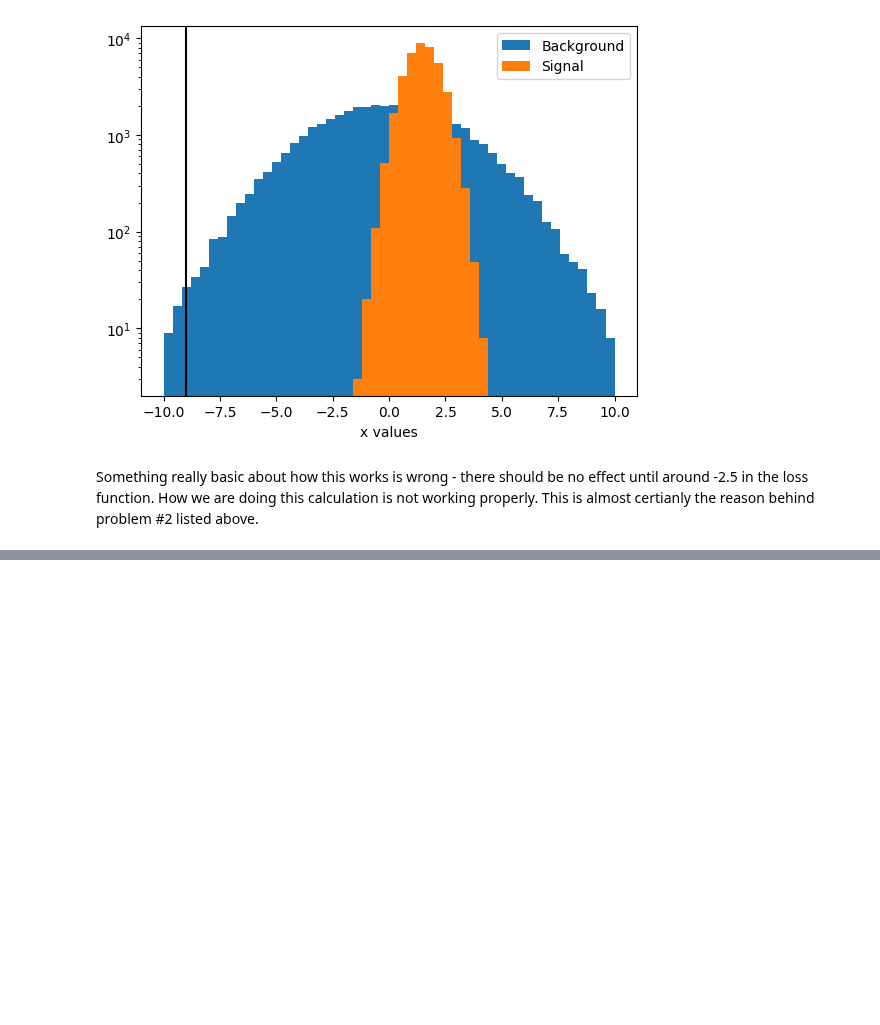
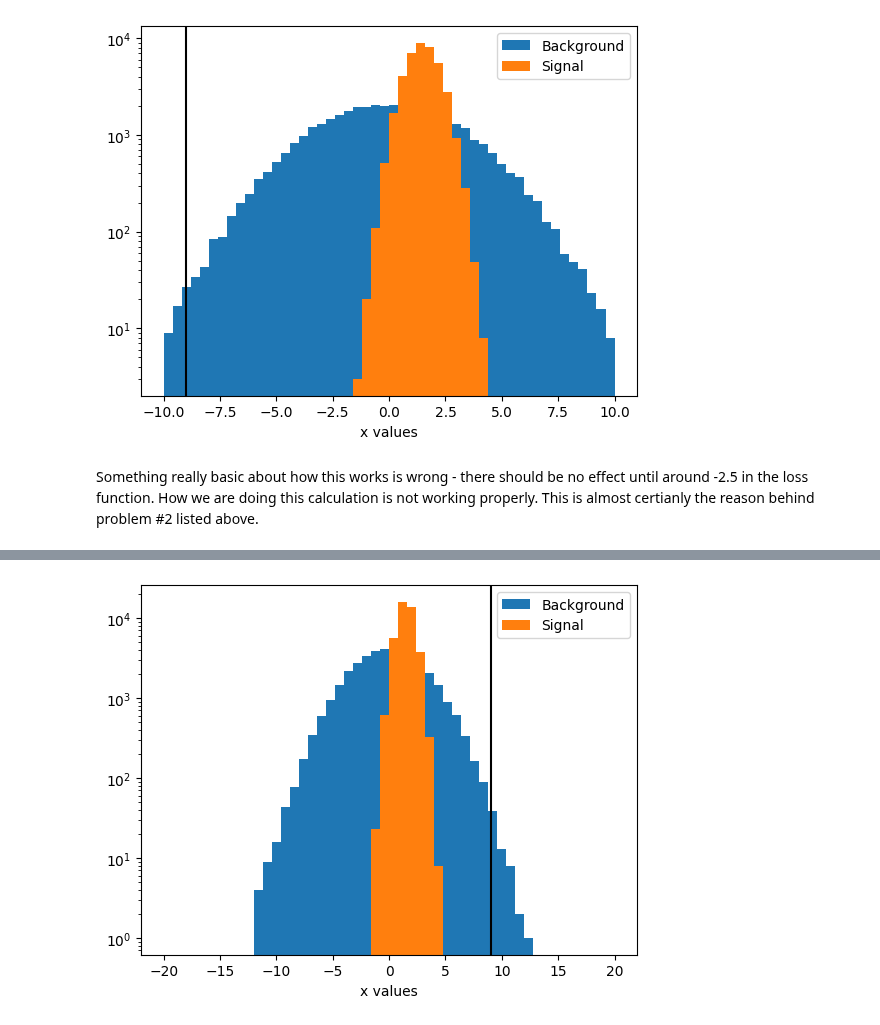
Before and after one commit to gordonwatts/diff-prog-intro, a Jupyter notebook: book/cut_then_nn.ipynb, the cells around one changed output, grey strips where cells are left out. Drawn from its saved outputs; the diff is of its cells as text; code cells hidden in the pictures; blank space fills up the shorter version.

```diff
--- a/book/cut_then_nn.ipynb
+++ b/book/cut_then_nn.ipynb
@@ -409,0 +487,11 @@ Something really basic about how this works is wrong - there should be no effect
+# %%
+common_args['range'] = (-20, 20)
+plt.hist(training_data[mask_background][:,0], label='Background', **common_args)
+plt.hist(training_data[mask_signal][:,0], label='Signal', **common_args)
+plt.legend()
+plt.yscale('log')
+plt.xlabel('x values')
+plt.axvline(x = 9.0, color='black')
+plt.show()
+# %% [output]
+[figure, added]
```
Also changed, not shown: parts of 25 cells of this notebook, 3 other files.
